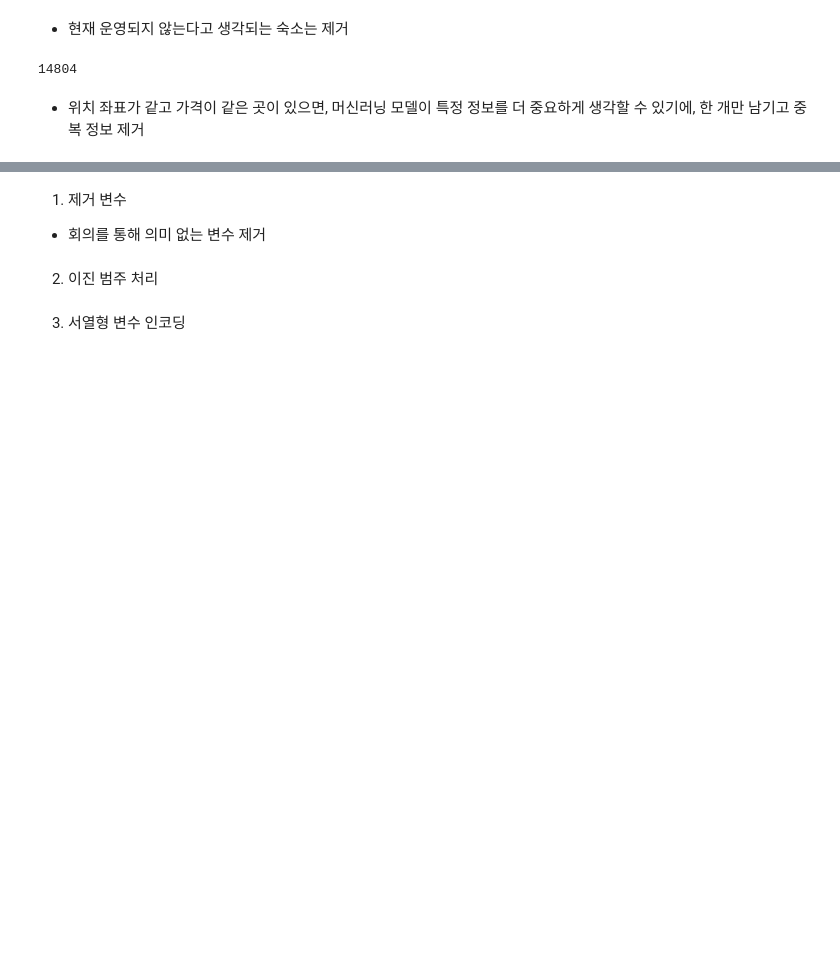
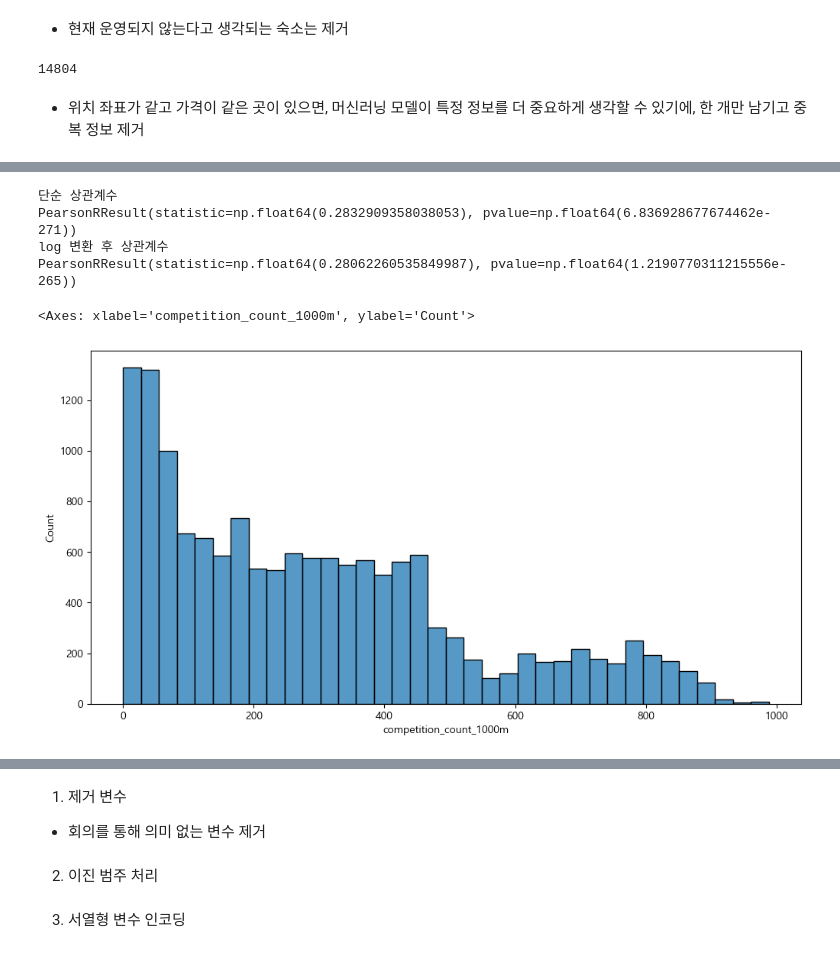
Before and after one commit to sybeom528/airbnb_price_prediction, a Jupyter notebook: notebooks/2nd_data_preprocessing.ipynb, the cells around one changed output, grey strips where cells are left out. Drawn from its saved outputs; the diff is of its cells as text; code cells hidden in the pictures; blank space fills up the shorter version.

```diff
--- a/notebooks/2nd_data_preprocessing.ipynb
+++ b/notebooks/2nd_data_preprocessing.ipynb
@@ -95,3 +95,33 @@ df_temp = df.copy()
 df_temp = df_temp.groupby(group_cols).agg(agg_dict).reset_index()
 # %%
 df = df_temp.loc[:,df.columns]
+# %%
+from shapely.geometry import Point
+import geopandas as gpd
+
+# EPSG:32118(뉴욕 기준 미터 단위)로 변환
+geo_temp = gpd.GeoDataFrame(df[['id','log_price','estimated_occupancy_l365d']],
+                            geometry = gpd.points_from_xy(df['longitude'], df['latitude']))
+geo_temp.set_crs(epsg = 4326, inplace = True)
+geo_temp = geo_temp.to_crs(epsg = 32118)
+
+geo_temp.set_index('id')
+points = geo_temp[['geometry','estimated_occupancy_l365d']].copy()
+
+for dist in [500,1000]:
+    buffers = points.copy()
+    buffers['geometry'] = points.geometry.buffer(dist)
+
+    # sjoin (처음 써봐서 1시간 걸림 with gemini)
+    # predicate => intersects 서로 겹치면 / within 완전히 안에 포함되면 / contains	포함하고 있으면 / touches 경계가 닿으면 / crosses 교차하면
+    joined = gpd.sjoin(buffers, points, how = 'left', predicate = 'contains')
+    counts = joined.groupby(level = 0).size() - 1
+    total_sums = joined.groupby(level = 0)['estimated_occupancy_l365d_right'].sum()
+    # 자기자신의 occupancy는 제외
+    occupancy_sums = total_sums - geo_temp['estimated_occupancy_l365d']
+
+    # 2. 결과 저장
+    geo_temp[f'competition_count_{dist}m'] = counts.values
+    geo_temp[f'occupancy_sum_{dist}m'] = occupancy_sums.values
+
+new_features = [col for col in geo_temp.columns if 'm' in col]
@@ -97,0 +137,18 @@ df = df_temp.loc[:,df.columns]
+# %%
+from scipy.stats import pearsonr
+
+print('단순 상관계수')
+print(pearsonr(geo_temp['competition_count_1000m'], df['log_price']))
+
+print('log 변환 후 상관계수')
+print(pearsonr(np.log1p(geo_temp['competition_count_1000m']), df['log_price']))
+# %% [output]
+단순 상관계수
+PearsonRResult(statistic=np.float64(0.2832909358038053), pvalue=np.float64(6.836928677674462e-271))
+log 변환 후 상관계수
+PearsonRResult(statistic=np.float64(0.28062260535849987), pvalue=np.float64(1.2190770311215556e-265))
+# %%
+sns.histplot(geo_temp['competition_count_1000m'])
+# %% [output]
+<Axes: xlabel='competition_count_1000m', ylabel='Count'>
+[figure, added]
```
Also changed, not shown: parts of 12 cells of this notebook, 21 other files.
